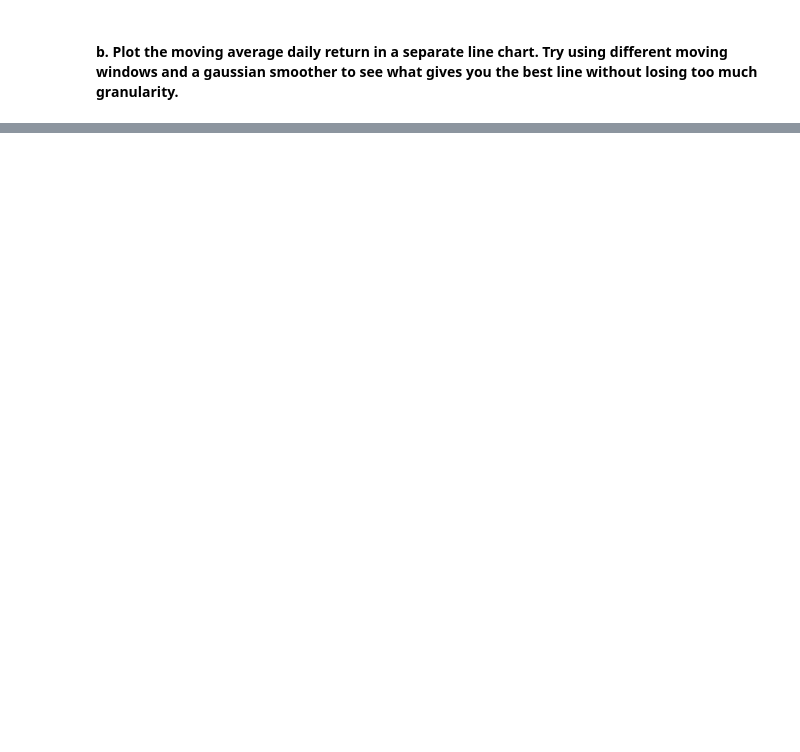
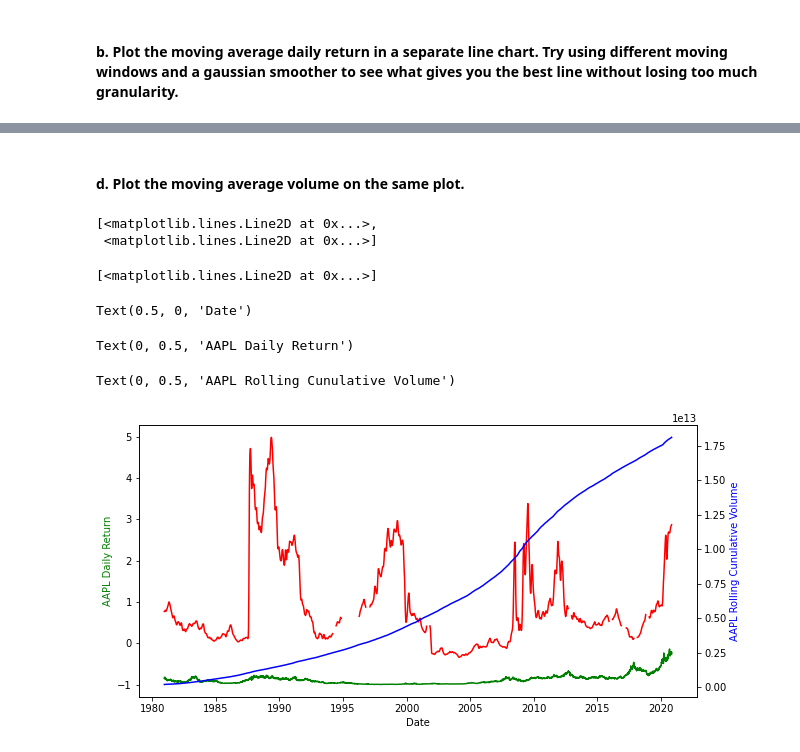
Before and after one commit to jeffsnguyen/Python, a Jupyter notebook: Level_9/Homework/9_3.ipynb, the cells around one changed output, grey strips where cells are left out. Saved outputs shown, nothing was run; the diff lists cells and outputs as text; code cells hidden in the pictures; blank space fills up the shorter version.

```diff
--- a/Level_9/Homework/9_3.ipynb
+++ b/Level_9/Homework/9_3.ipynb
@@ -65,0 +110,22 @@ Text(0, 0.5, '1-week MA Daily Return')
+# %% [markdown]
+#### d. Plot the moving average volume on the same plot.
+# %%
+fig, ax1 = plt.subplots(figsize=(10, 5))
+
+ax2 = ax1.twinx()  # Create twin axes
+ax1.plot(aaplData['Daily Return'], 'g-', aaplData['Smoothed 1-week MA Daily Return'], 'r-')
+ax2.plot(aaplData['Rolling Cumulative Volume'], 'b-')
+
+ax1.set_xlabel('Date')
+ax1.set_ylabel('AAPL Daily Return', color='g')
+ax2.set_ylabel('AAPL Rolling Cunulative Volume', color='b')
+
+plt.show()
+# %% [output]
+[<matplotlib.lines.Line2D at 0x...>,
+ <matplotlib.lines.Line2D at 0x...>]
+[<matplotlib.lines.Line2D at 0x...>]
+Text(0.5, 0, 'Date')
+Text(0, 0.5, 'AAPL Daily Return')
+Text(0, 0.5, 'AAPL Rolling Cunulative Volume')
+[figure, added]
```
Also changed, not shown: parts of 5 cells of this notebook.
